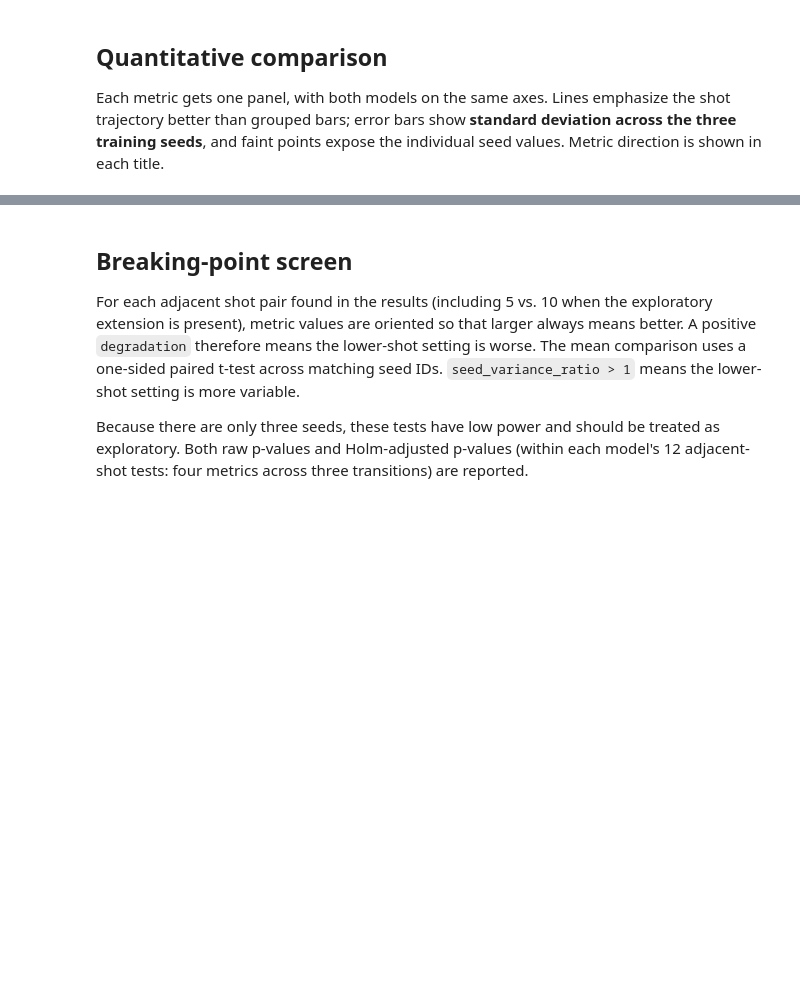
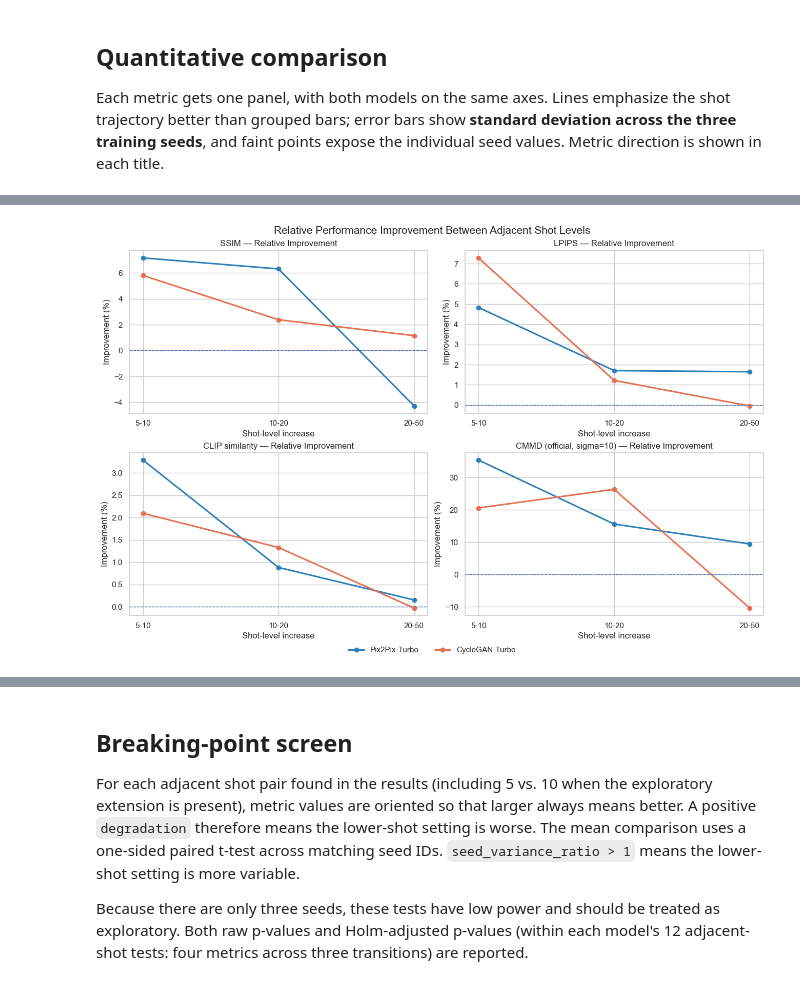
Before and after one commit to njzfjiang/ece-1508-project, a Jupyter notebook: docs/analysis.ipynb, the cells around one changed output, grey strips where cells are left out. Cells and saved outputs as stored; diff of their text form; code cells hidden in the pictures; blank space fills up the shorter version.

Commit message:
Added relative performance improvement plot and performance across seeds plot

```diff
--- a/docs/analysis.ipynb
+++ b/docs/analysis.ipynb
@@ -121 +157,54 @@ Plotting libraries loaded in 1.65s
 [figure]
+# %%
+fig, axes = plt.subplots(2, 2, figsize=(13, 8.5), constrained_layout=True)
+
+for ax, (metric, meta) in zip(axes.flat, METRICS.items()):
+    for model in MODELS:
+        # Mean performance across seeds at each shot level
+        model_data = (
+            runs[runs["model"] == model].groupby("shot")[metric].mean().loc[SHOTS]
+        )
+
+        improvements = []
+
+        for low, high in ADJACENT_SHOTS:
+            low_mean = model_data.loc[low]
+            high_mean = model_data.loc[high]
+
+            # Make positive values mean "improvement"
+            if meta["higher_is_better"]:
+                improvement = (high_mean - low_mean) / abs(low_mean) * 100
+            else:
+                improvement = (low_mean - high_mean) / abs(low_mean) * 100
+
+            improvements.append(improvement)
+
+        labels = [f"{low}-{high}" for low, high in ADJACENT_SHOTS]
+
+        ax.plot(
+            labels,
+            improvements,
+            marker="o",
+            linewidth=2.2,
+            color=MODEL_COLORS[model],
+            label=MODEL_LABELS[model],
+        )
+
+    ax.axhline(0, linestyle="--", linewidth=1)
+
+    ax.set_title(f"{meta['label']} — Relative Improvement")
+    ax.set_xlabel("Shot-level increase")
+    ax.set_ylabel("Improvement (%)")
+
+handles, labels = axes[0, 0].get_legend_handles_labels()
+
+fig.legend(handles, labels, loc="outside lower center", ncol=2, frameon=False)
+
+fig.suptitle(
+    "Relative Performance Improvement Between Adjacent Shot Levels", fontsize=15
+)
+
+plt.show()
+plt.close(fig)
+# %% [output]
+[figure, added]
```
Also changed, not shown: parts of 8 cells of this notebook.
